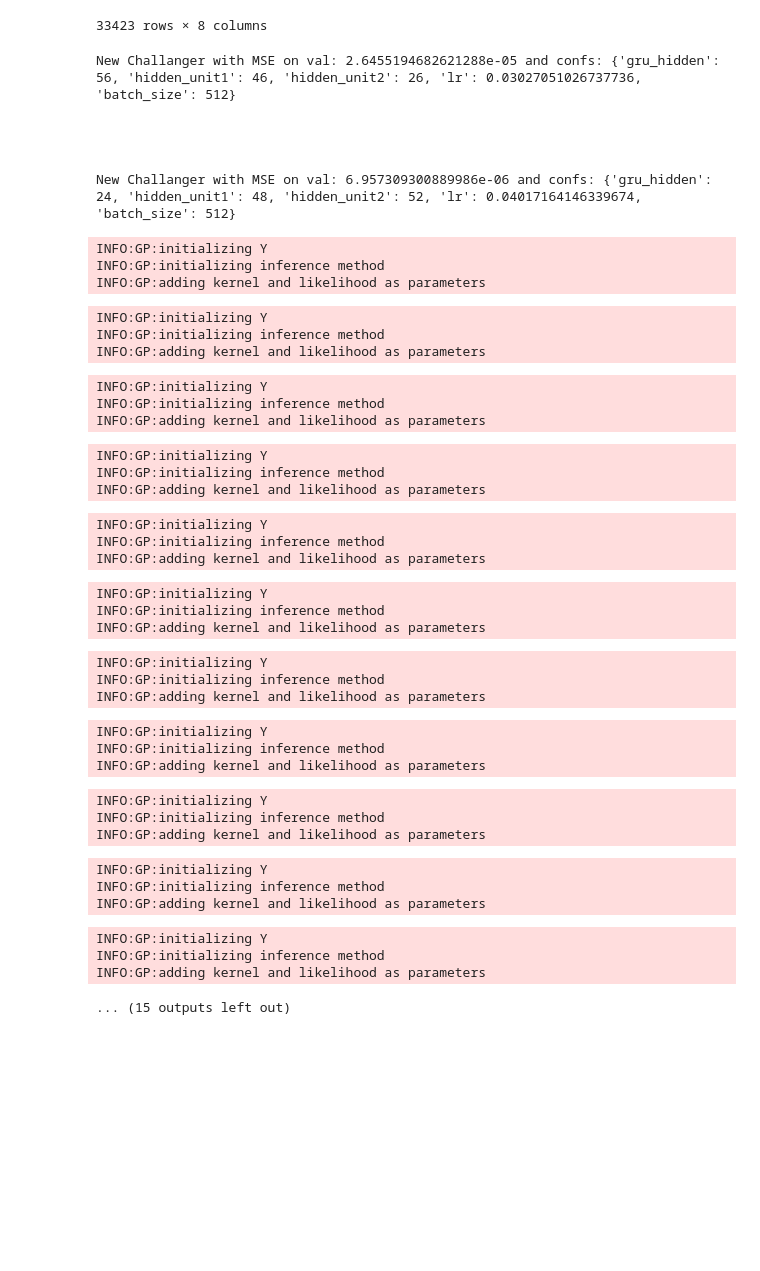
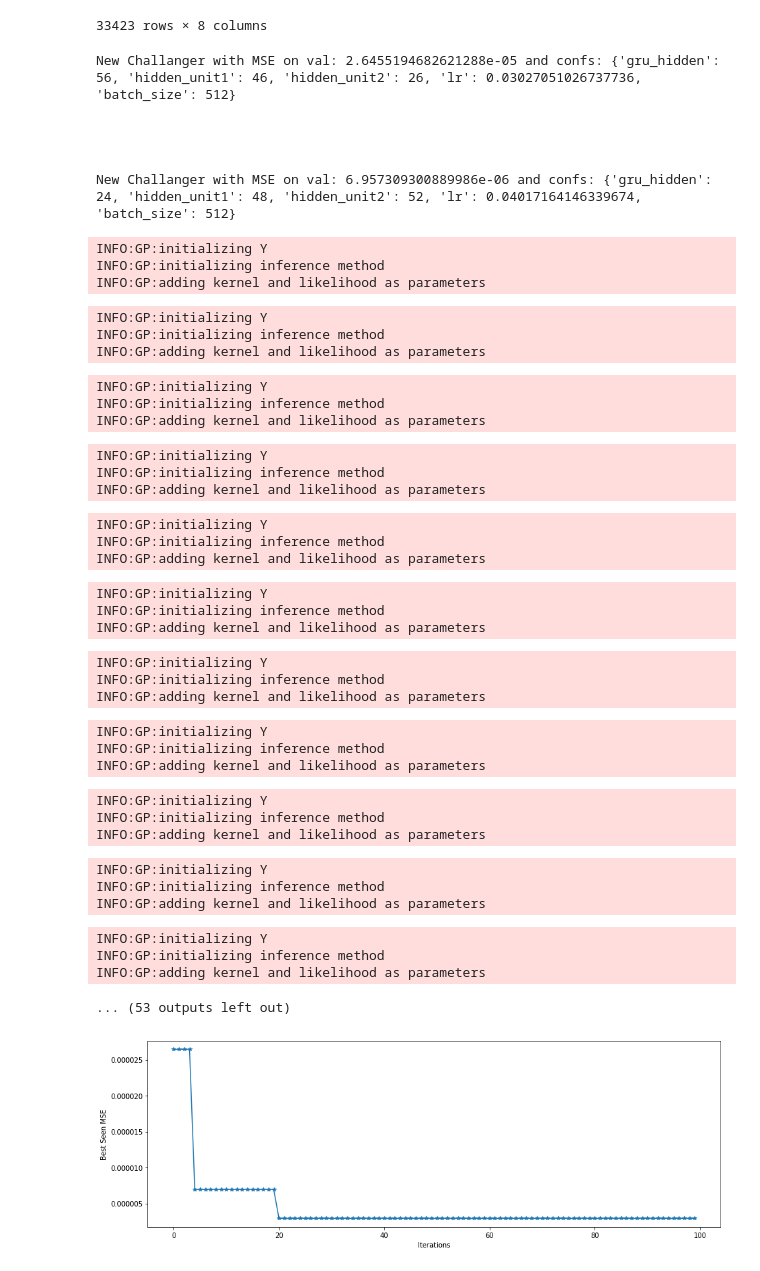
Before and after one commit to moiraghif/Electric-Motor-Temperature, a Jupyter notebook: AML_GRU.ipynb, the cells around one changed output. Cells and saved outputs as stored; diff of their text form; code cells hidden in the pictures; blank space fills up the shorter version.

Commit message:
Complete AutoML on GRU and LSTM for pm variable

```diff
--- a/AML_GRU.ipynb
+++ b/AML_GRU.ipynb
@@ -306,13 +256,13 @@ for trial in study:
     score = np.mean((y_test - y_pred_all)**2) #MSE
     if score < best_score:
         best_score = score
-        torch.save(lstm, path + "best_model_gru")
+        torch.save(lstm, path + "models/best_model_gru")
         print("New Challanger with MSE on val:", score, "and confs:", trial.parameters)
 
     #Sherpa PART
     study.add_observation(trial, iteration=1, objective=score)
     study.finalize(trial)
-    study.results.to_csv(path + "AutoML_GRU.csv")
+    study.results.to_csv(path + "results/AutoML_GRU.csv")
 # %% [output]
 New Challanger with MSE on val: 2.6455194682621288e-05 and confs: {'gru_hidden': 56, 'hidden_unit1': 46, 'hidden_unit2': 26, 'lr': 0.03027051026737736, 'batch_size': 512}
 
@@ -353,20 +303,22 @@ INFO:GP:adding kernel and likelihood as parameters
 INFO:GP:initializing Y
 INFO:GP:initializing inference method
 INFO:GP:adding kernel and likelihood as parameters
-... (15 outputs left out)
+... (53 outputs left out)
 # %%
-best_model = torch.load(path + "best_model_gru")
-results = pd.read_csv(path + "AutoML_GRU.csv")
+best_model = torch.load(path + "models/best_model_gru")
+results = pd.read_csv(path + "results/AutoML_GRU.csv")
 results = results[results["Status"]=="COMPLETED"]
 # %%
 plt.figure(figsize=(15,5))
 best, = plt.plot(np.minimum.accumulate(np.array(results.Objective)),'*-')
-actual, = plt.plot(np.array(results.Objective),'*-')
+#actual, = plt.plot(np.array(results.Objective),'*-')
 
-plt.legend([actual, best],
-           ['Calculated','Best Seen'])
+#plt.legend([actual, best],
+#           ['Calculated','Best Seen'])
 
 plt.xlabel('Iterations')
-plt.ylabel('MSE')
+plt.ylabel('Best Seen MSE')
 plt.show()
+# %% [output]
+[figure, added]
 # %%
```
Also changed, not shown: parts of 8 cells of this notebook, 5 other files.
